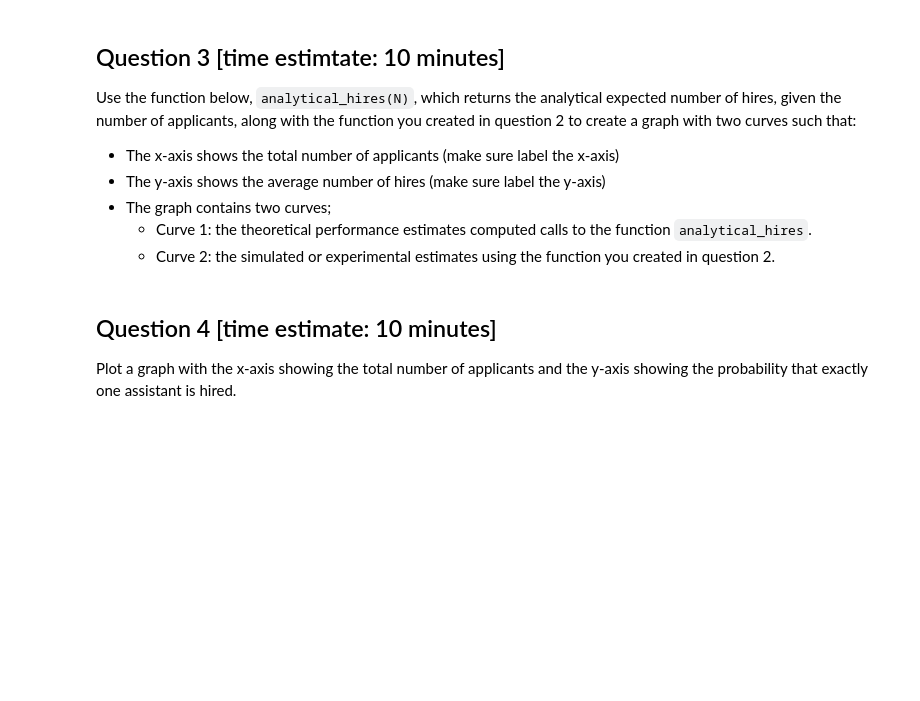
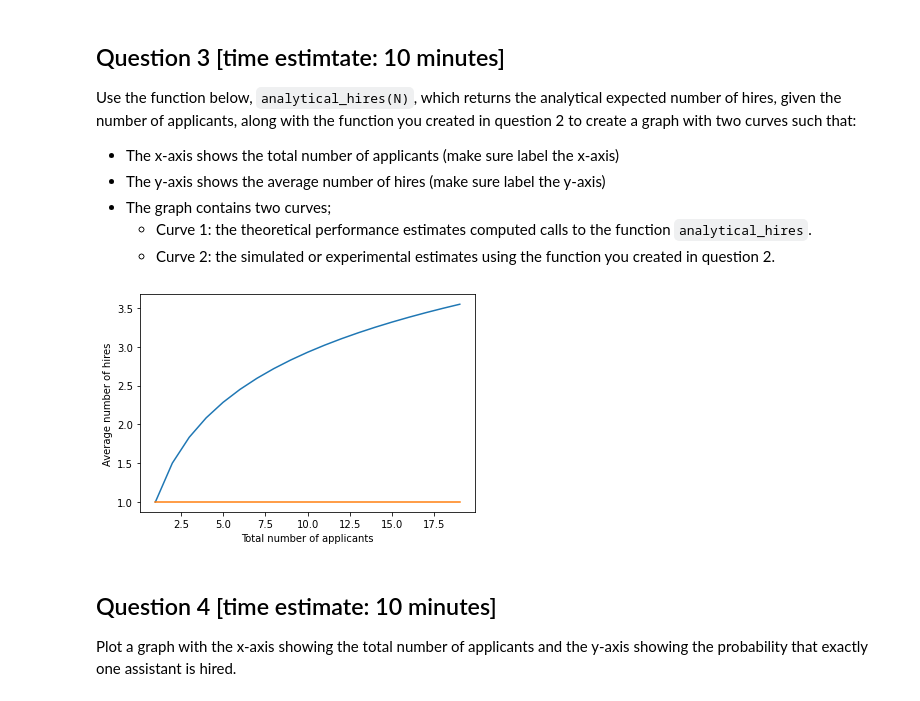
Before and after one commit to eisha99/CS110, a Jupyter notebook: CS110 PCW - The hiring problem and random variable.ipynb, the cells around one changed output. Drawn from its saved outputs; the diff is of its cells as text; code cells hidden in the pictures; blank space fills up the shorter version.

```diff
--- a/CS110 PCW - The hiring problem and random variable.ipynb
+++ b/CS110 PCW - The hiring problem and random variable.ipynb
@@ -46,8 +62,20 @@ assert(hire_assistant([-1, -2, -3, -4])==1)
 Assuming the applicants are presented in a random order, write a function that receives the number of applicants as input and returns the average number of assistants hired.
 
 **N.B.:** Don’t forget to run the simulation several times for each given number of applicants to better estimate the number of hires (please refer to task 3 of the Study Guide).
-# %%
-import random
-def experimental_hires(N):
-    # YOUR CODE HERE
-    raise NotImplementedError()
+# %%
+import random
+def experimental_hires(N):
+    random.seed(123)
+    total_hires = 0
+    for i in range(500):
+        applicants = list(range(N))
+        random.shuffle(applicants)
+        best = float("-inf")
+        hires = 0
+        for i in range(len(applicants)):
+            if applicants[i] > best:
+                best = applicants[i]
+                hires = hires+1
+        total_hires = total_hires + 1
+    return total_hires/500
+experimental_hires(20)
@@ -93,3 +120,28 @@ raise NotImplementedError()
+# %%
+# YOUR CODE HERE
+#raise NotImplementedError()
+
+#imports matplotlib to plot
+import matplotlib.pyplot as plt
+
+#creates empty lists for both analytical and experimental
+analytical = []
+experimental = []
+#runs 20 times
+for i in range(1, 20):
+    #adds analytical hires and experimental to these lists respectively
+    analytical.append(analytical_hires(i))
+    experimental.append(experimental_hires(i))
+    #plots both for 20 times
+plt.plot(range(1,20), analytical)
+plt.plot(range(1,20), experimental)
+#labes x and y axis
+plt.xlabel("Total number of applicants")
+plt.ylabel("Average number of hires")
+
+plt.show()
+# %% [output]
+[figure, added]
 # %% [markdown]
 ## Question 4 [time estimate: 10 minutes]
 
```
Also changed, not shown: parts of 16 cells of this notebook.
